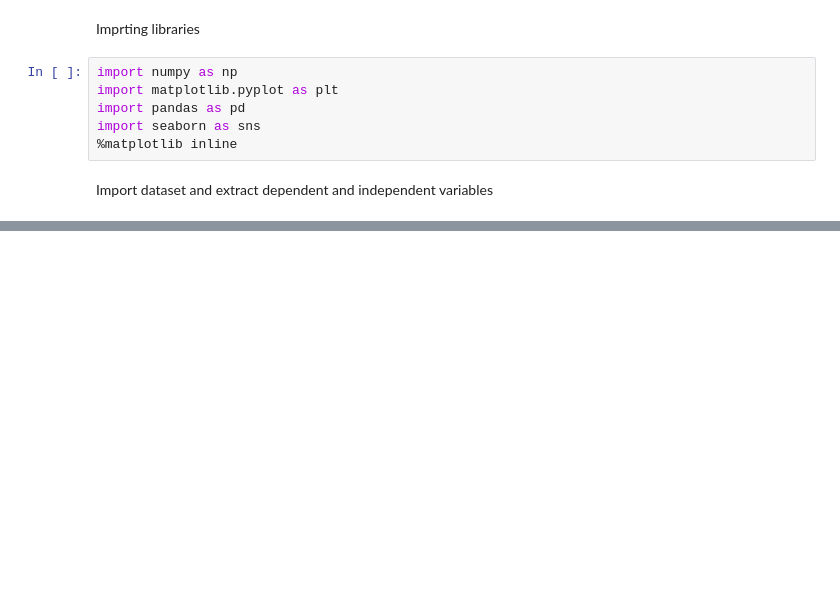
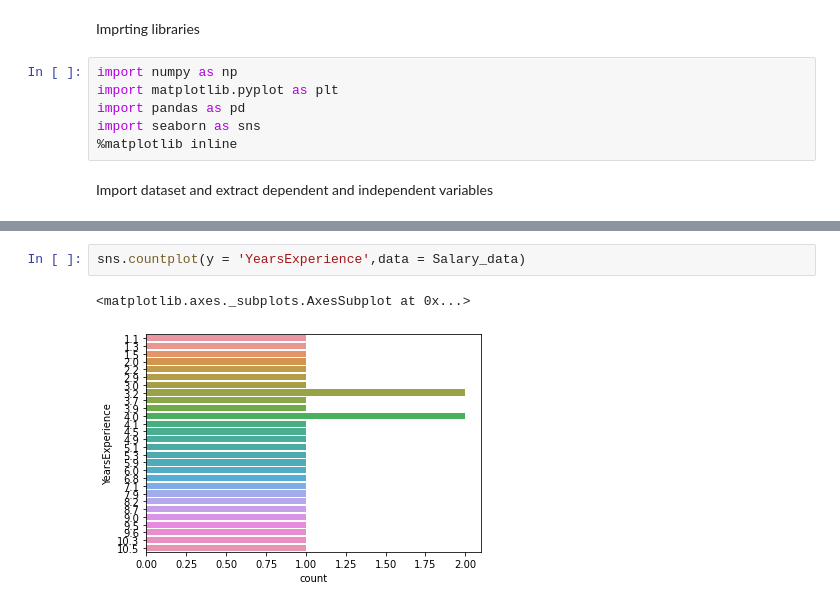
Before and after one commit to fzkhouy/Predict_Employee_Salary, a Jupyter notebook: Predict_Employee_Salary.ipynb, the cells around one changed output, grey strips where cells are left out. Saved outputs shown, nothing was run; the diff lists cells and outputs as text; blank space fills up the shorter version.

```diff
--- a/Predict_Employee_Salary.ipynb
+++ b/Predict_Employee_Salary.ipynb
@@ -52,0 +43,5 @@ fatal: could not read Username for 'https://github.com': No such device or addre
+# %%
+sns.countplot(y = 'YearsExperience',data = Salary_data)
+# %% [output]
+<matplotlib.axes._subplots.AxesSubplot at 0x...>
+[figure, added]
```
Also changed, not shown: parts of 23 cells of this notebook.
